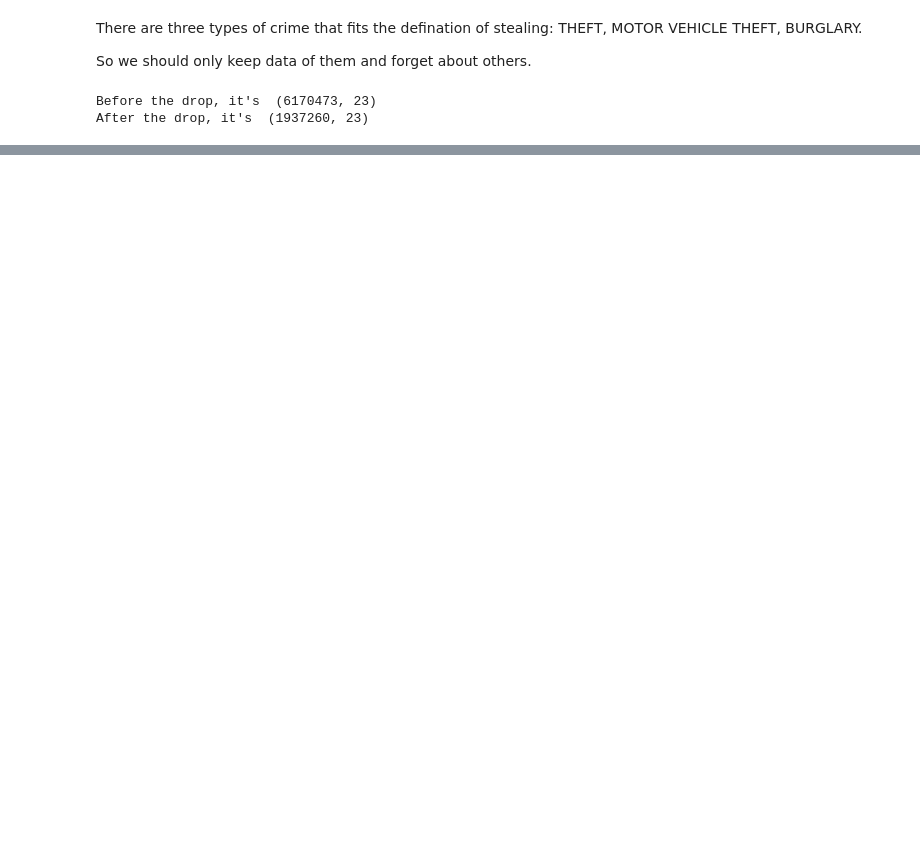
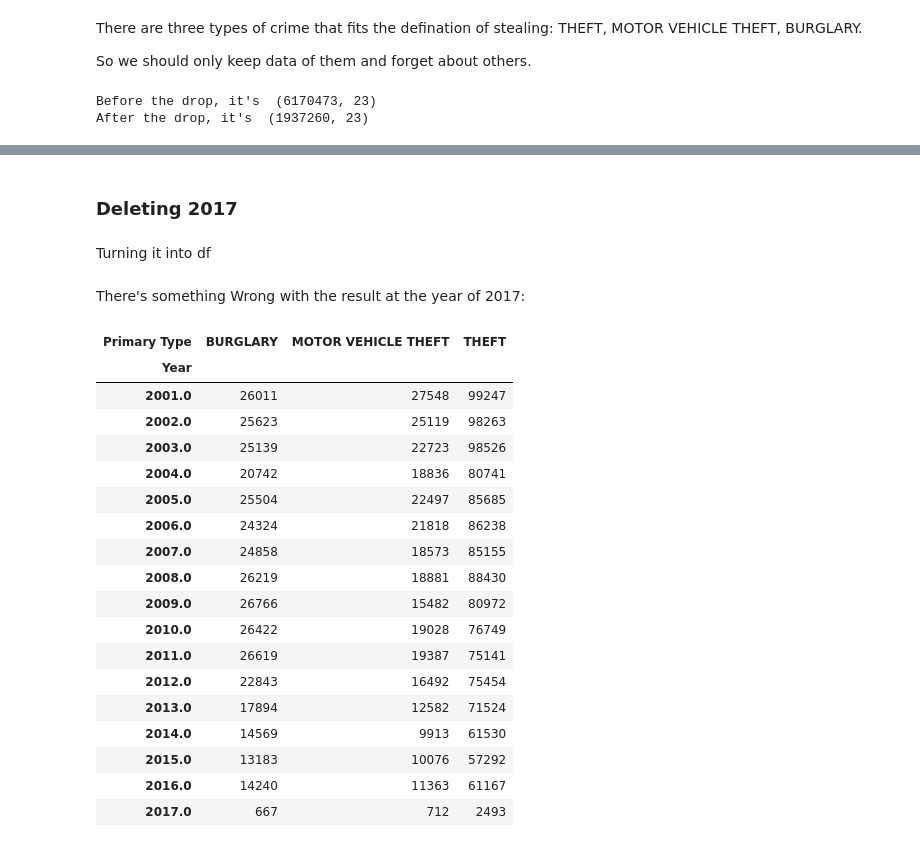
Before and after one commit to AngeloHYang/Crimes-in-Chicago, a Jupyter notebook: Code/Chicago Crime Theft Data Analysis.ipynb, the cells around one changed output, grey strips where cells are left out. Drawn from its saved outputs; the diff is of its cells as text; code cells hidden in the pictures; blank space fills up the shorter version.

```diff
--- a/Code/Chicago Crime Theft Data Analysis.ipynb
+++ b/Code/Chicago Crime Theft Data Analysis.ipynb
@@ -209,0 +189,4 @@ percentagePerYear.plot(kind='bar', stacked=True)
+# %% [markdown]
+### Deleting 2017
+# %% [markdown]
+Turning it into df
@@ -209,0 +195,25 @@ percentagePerYear.plot(kind='bar', stacked=True)
+# %% [markdown]
+There's something Wrong with the result at the year of 2017:
+# %%
+EachCountByYear = pd.crosstab(Crime_data['Year'], Crime_data['Primary Type'])
+EachCountByYear
+# %% [output]
+| Primary Type | BURGLARY | MOTOR VEHICLE THEFT | THEFT |
+| Year |  |  |  |
+| 2001.0 | 26011 | 27548 | 99247 |
+| 2002.0 | 25623 | 25119 | 98263 |
+| 2003.0 | 25139 | 22723 | 98526 |
+| 2004.0 | 20742 | 18836 | 80741 |
+| 2005.0 | 25504 | 22497 | 85685 |
+| 2006.0 | 24324 | 21818 | 86238 |
+| 2007.0 | 24858 | 18573 | 85155 |
+| 2008.0 | 26219 | 18881 | 88430 |
+| 2009.0 | 26766 | 15482 | 80972 |
+| 2010.0 | 26422 | 19028 | 76749 |
+| 2011.0 | 26619 | 19387 | 75141 |
+| 2012.0 | 22843 | 16492 | 75454 |
+| 2013.0 | 17894 | 12582 | 71524 |
+| 2014.0 | 14569 | 9913 | 61530 |
+| 2015.0 | 13183 | 10076 | 57292 |
+| 2016.0 | 14240 | 11363 | 61167 |
+| 2017.0 | 667 | 712 | 2493 |
```
Also changed, not shown: parts of 34 cells of this notebook.
